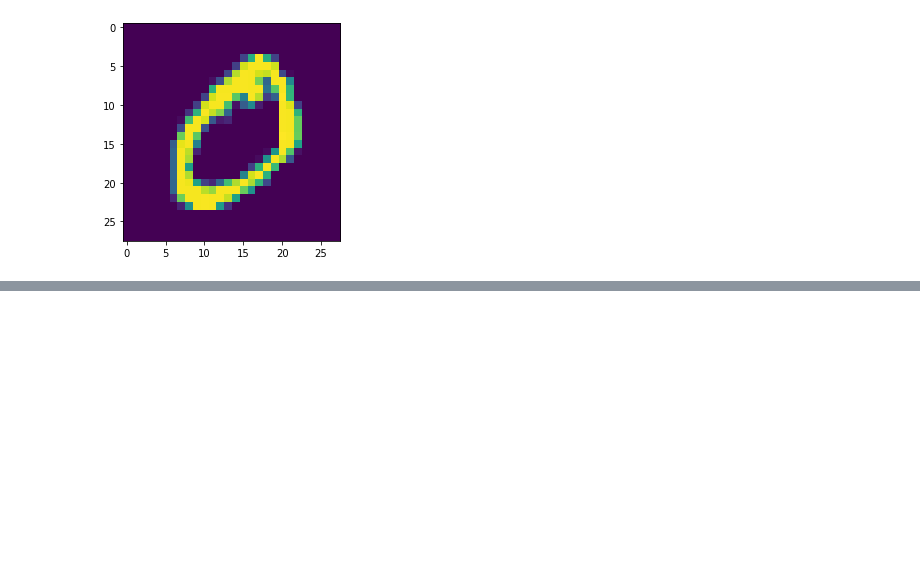
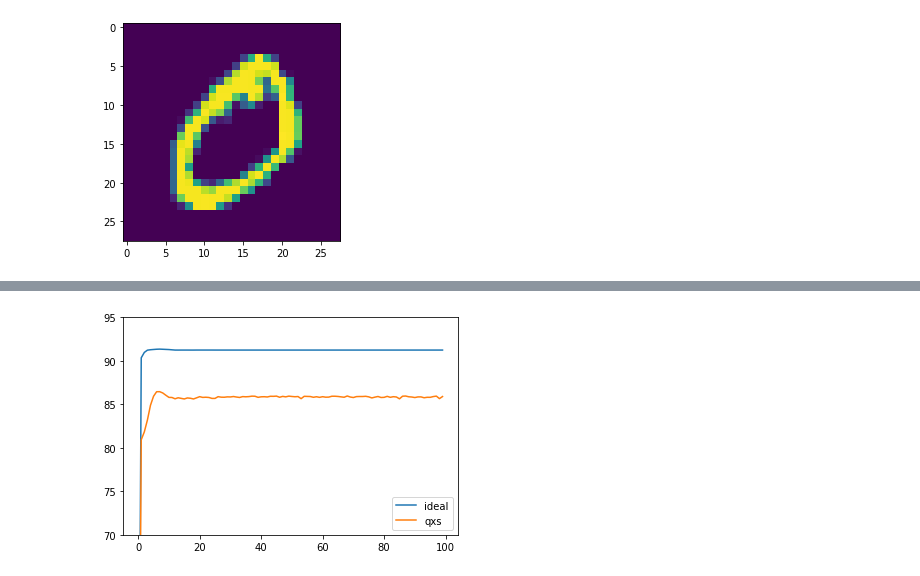
Before and after one commit to ShinATK/JupyterNotebook, a Jupyter notebook: Artificial_Synaptic_Neural_Network/SNN.ipynb, the cells around one changed output, grey strips where cells are left out. Saved outputs shown, nothing was run; the diff lists cells and outputs as text; code cells hidden in the pictures; blank space fills up the shorter version.

```diff
--- a/Artificial_Synaptic_Neural_Network/SNN.ipynb
+++ b/Artificial_Synaptic_Neural_Network/SNN.ipynb
@@ -439,0 +449,11 @@ plt.show()
+# %%
+ideal = np.loadtxt('accu9_ideal.txt')
+qxs = np.loadtxt('accu9_qxs.txt')
+
+plt.plot(ideal,     label='ideal')
+plt.plot(qxs,       label='qxs')
+plt.ylim(70, 95)
+plt.legend(loc=4)
+plt.show()
+# %% [output]
+[figure, added]
```
Also changed, not shown: parts of 7 cells of this notebook, 23 other files.
